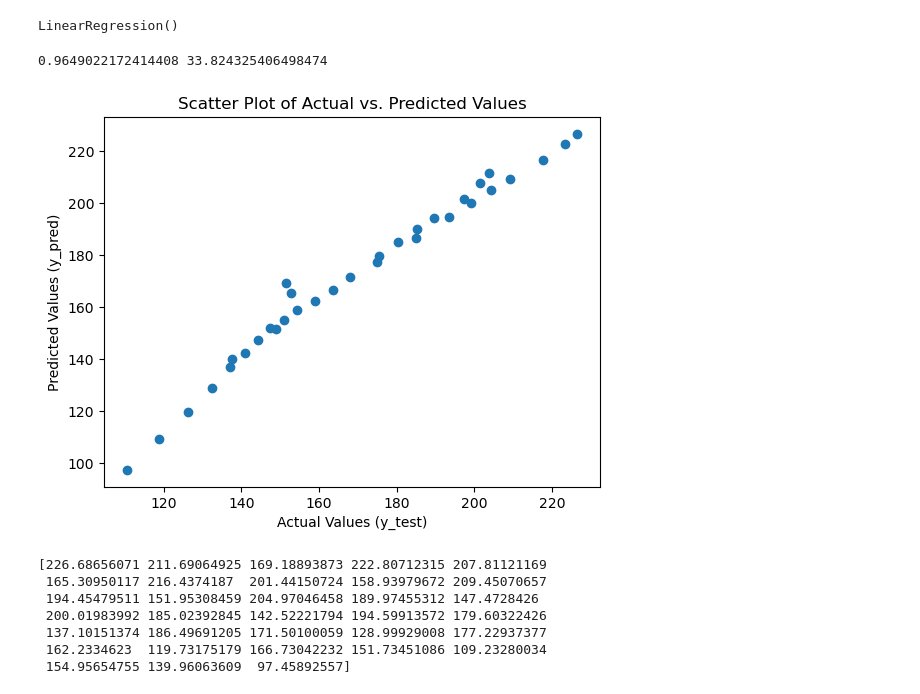
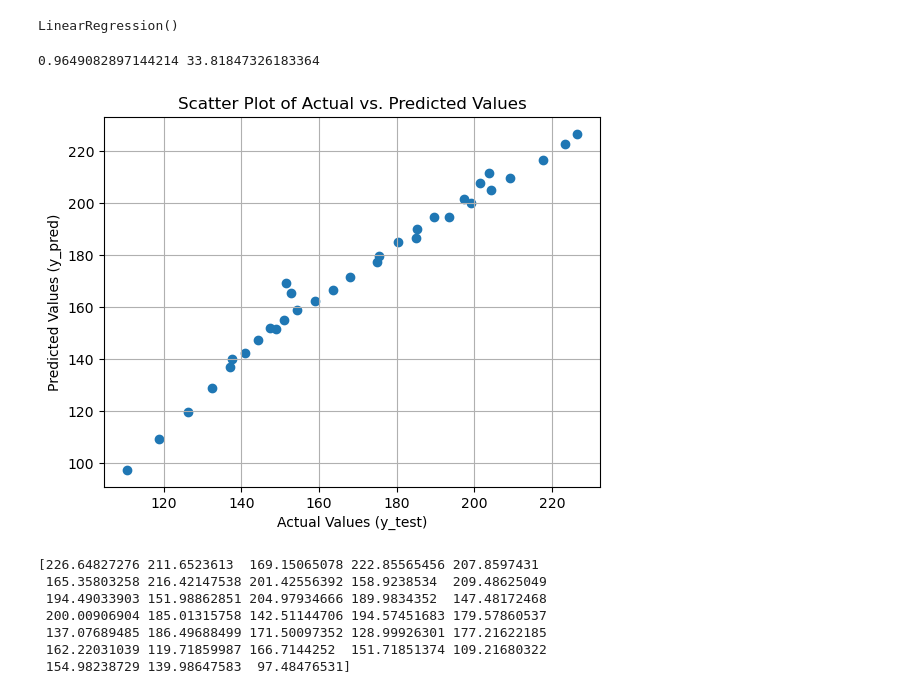
Before and after one commit to shahrezamer/mclaren_applied, a Jupyter notebook: src/model.ipynb, the cells around one changed output. Saved outputs shown, nothing was run; the diff lists cells and outputs as text; code cells hidden in the pictures.

```diff
--- a/src/model.ipynb
+++ b/src/model.ipynb
@@ -68,7 +68,7 @@ def calculate_initial_velocity(swing_speed, loft_angle_deg):
     # Calculate initial velocity using the provided equation
     initial_velocity = 1.5 * swing_speed * (1 + math.sin(loft_angle_rad))
 
-    return initial_velocity**2
+    return initial_velocity
 
 def projectile_distance(v, g, deg):
     angle_radians = math.radians(deg)
@@ -128,34 +131,33 @@ LinearRegression()
 # %%
 from sklearn.metrics import r2_score,mean_squared_error, accuracy_score
 
 y_pred = model.predict(X_test)
 
 r2 = r2_score(y_test, y_pred)
 mse = mean_squared_error(y_test, y_pred)
-
-
 model
 print(r2, mse)
 import matplotlib.pyplot as plt
 
 # Create a scatter plot
 plt.scatter(y_test, y_pred)
 plt.xlabel("Actual Values (y_test)")
 plt.ylabel("Predicted Values (y_pred)")
 plt.title("Scatter Plot of Actual vs. Predicted Values")
+plt.grid(True)
 plt.show()
 # accuracy = accuracy_score(y_test, y_pred)
 # print(f"Accuracy: {accuracy * 100:.2f}%")
 
 print(y_pred)
 # %% [output]
-0.9649022172414408 33.824325406498474
+0.9649082897144214 33.81847326183364
-[figure, old version]
+[figure, new version]
-[226.68656071 211.69064925 169.18893873 222.80712315 207.81121169
- 165.30950117 216.4374187  201.44150724 158.93979672 209.45070657
- 194.45479511 151.95308459 204.97046458 189.97455312 147.4728426
- 200.01983992 185.02392845 142.52221794 194.59913572 179.60322426
- 137.10151374 186.49691205 171.50100059 128.99929008 177.22937377
- 162.2334623  119.73175179 166.73042232 151.73451086 109.23280034
- 154.95654755 139.96063609  97.45892557]
+[226.64827276 211.6523613  169.15065078 222.85565456 207.8597431
+ 165.35803258 216.42147538 201.42556392 158.9238534  209.48625049
+ 194.49033903 151.98862851 204.97934666 189.9834352  147.48172468
+ 200.00906904 185.01315758 142.51144706 194.57451683 179.57860537
+ 137.07689485 186.49688499 171.50097352 128.99926301 177.21622185
+ 162.22031039 119.71859987 166.7144252  151.71851374 109.21680322
+ 154.98238729 139.98647583  97.48476531]
 # %%
```
Also changed, not shown: parts of 3 cells of this notebook, 1 other file.
